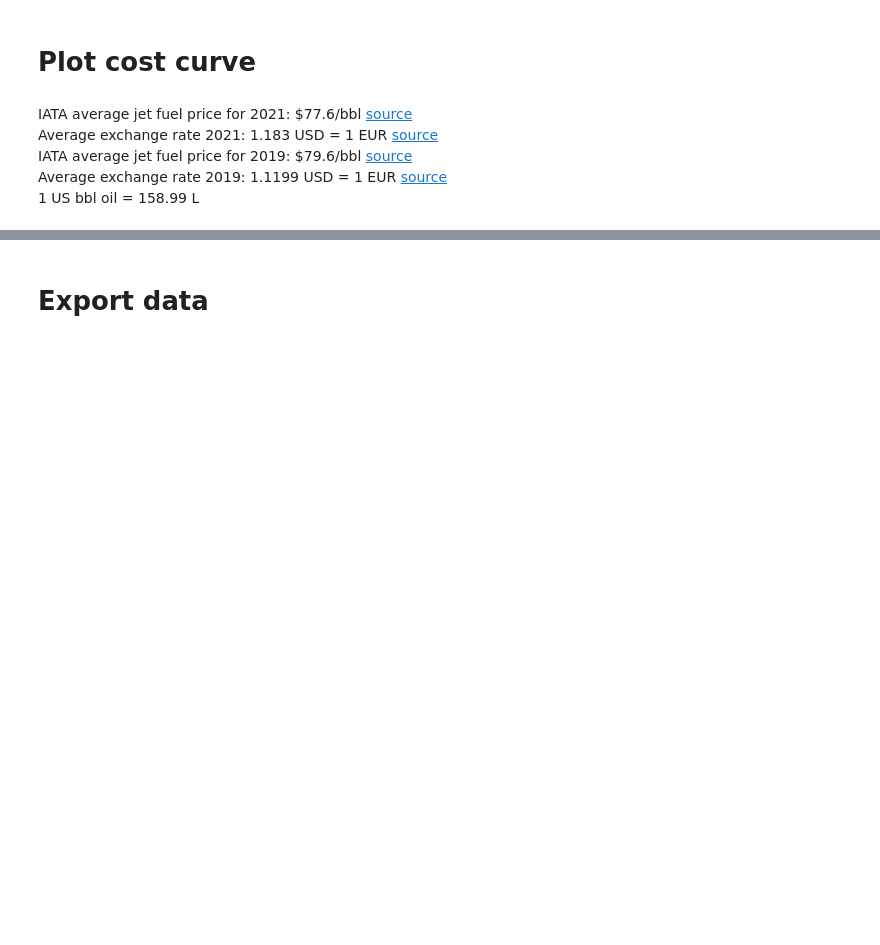
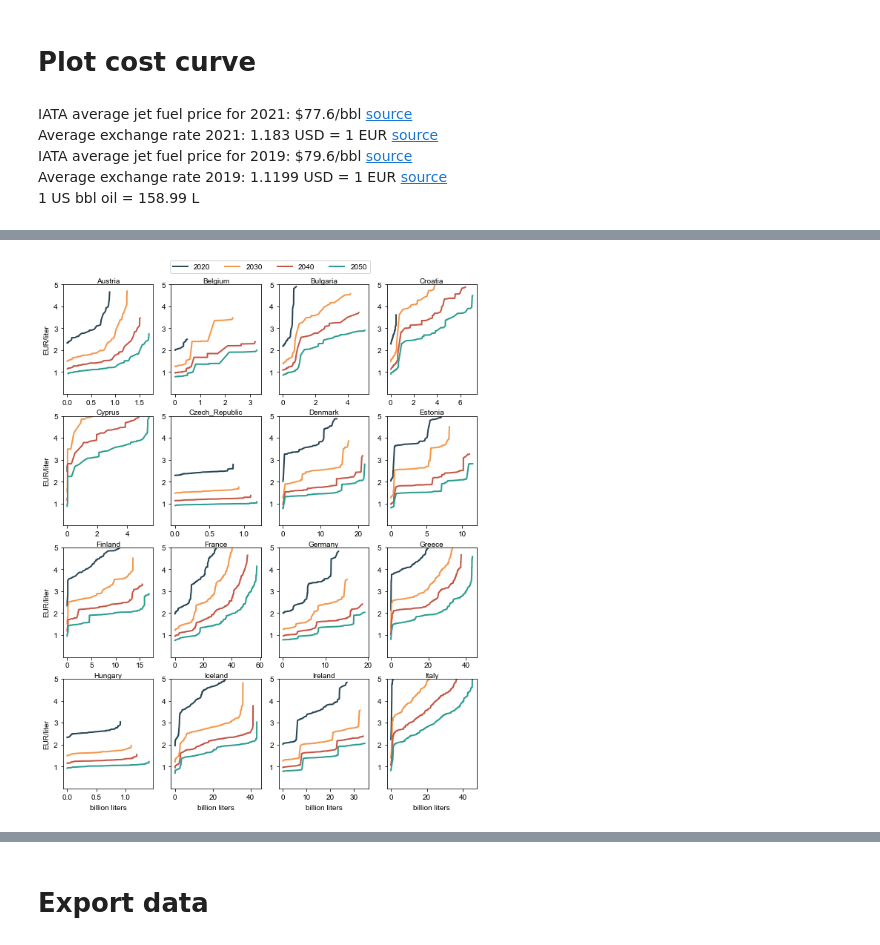
Before and after one commit to kwdseymour/EuroSAFs, a Jupyter notebook: scripts/analysis/cost_curve.ipynb, the cells around one changed output, grey strips where cells are left out. Saved outputs shown, nothing was run; the diff lists cells and outputs as text; code cells hidden in the pictures; blank space fills up the shorter version.

```diff
--- a/scripts/analysis/cost_curve.ipynb
+++ b/scripts/analysis/cost_curve.ipynb
@@ -160,0 +167,35 @@ plt.savefig('../../gfx/pan-european_cost_curve_grid.png', bbox_inches='tight',dp
+# %%
+fig,axes = plt.subplots(nrows=4, ncols=4,figsize=(10,12.5))
+axes = axes.reshape(1,-1)[0]
+max_lcof=5
+
+y_min = 1e-6 #0
+y_max = max_lcof
+x_min = 1e-6 #cost_curve.production_liters_cumsum.min()/1e9 # billion liters
+x_max = 249 #325 # billion liters
+
+
+scenarios = [[32],[18],[0],[0,18,32]]
+
+for j, country in enumerate(EU_EFTA[:16]):
+    for i,year in enumerate([2020,2030,2040,2050]):
+        df = results[year].copy()
+        df = df.loc[df.country==country]
+        production_potential = calculate_production_potential(df,[0,18,32])
+        cost_curve = calculate_cost_curve(production_potential)
+
+        axes[j].plot(cost_curve.production_liters_cumsum/1e9,cost_curve.LCOF_liter, label=year)
+
+    axes[j].set_title(country,pad=2)
+    axes[j].set_ylim(y_min,y_max)
+    if j%4==0:
+        axes[j].set_ylabel('EUR/liter', labelpad=5)
+    if j>11:
+        axes[j].set_xlabel('billion liters', labelpad=5)
+
+# fig.suptitle('Domestic SAF cost curves',x=0.5,y=1.);
+axes[1].legend(ncol=5, bbox_to_anchor=(1.1, 1.25), loc='upper center')
+# plt.tight_layout()
+plt.savefig('../../gfx/country_cost_curves_1.png', bbox_inches='tight',dpi=400);
+# %% [output]
+[figure, added]
```
Also changed, not shown: parts of 5 cells of this notebook, 11 other files.
